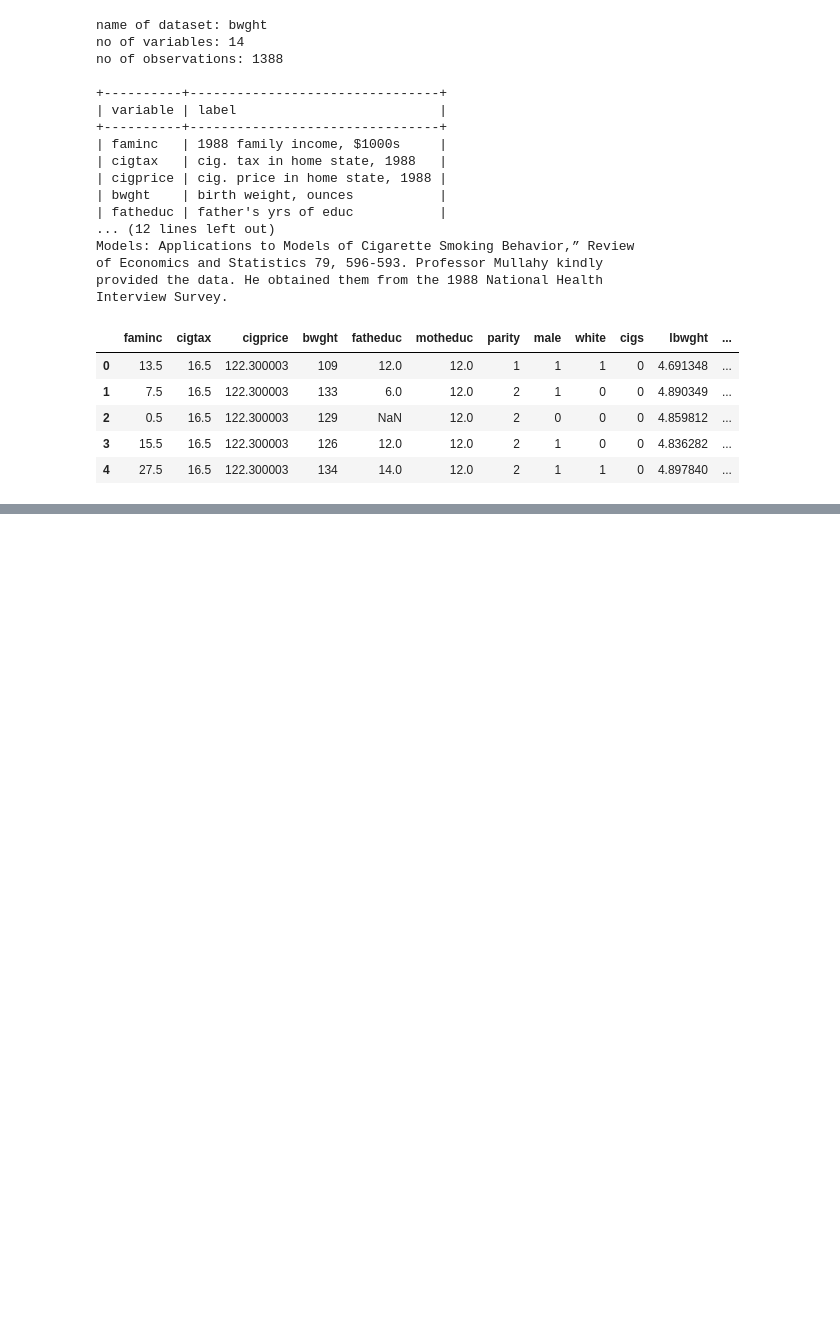
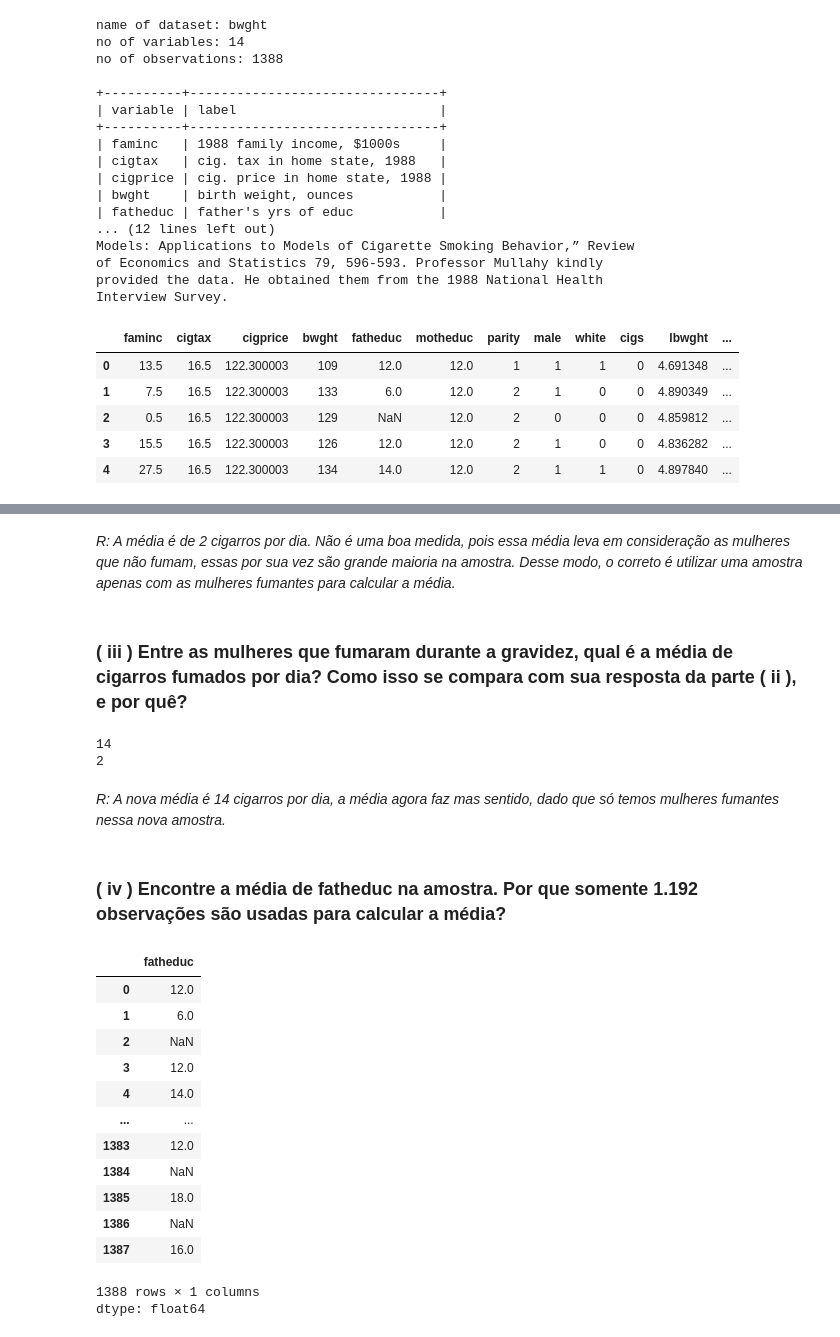
Before and after one commit to JoaoSilvaCorreia/Python, a Jupyter notebook: EconometriaWooldridge.ipynb, the cells around one changed output, grey strips where cells are left out. Drawn from its saved outputs; the diff is of its cells as text; code cells hidden in the pictures; blank space fills up the shorter version.

```diff
--- a/EconometriaWooldridge.ipynb
+++ b/EconometriaWooldridge.ipynb
@@ -114,8 +134,8 @@ print(wage1.female.value_counts()[1], "Mulheres")
 ### **1.2 Use os dados de BWGHT.RAW para responder a esta pergunta.**
 # %%
 wooldridge.data('bwght', description=True) #para mostrar a descrição do dataset
-wage1 = wooldridge.data('bwght') #para carregar o dataset desejado
-wage1.head() #para mostrar as primeiras linhas do dataset
+bwght = wooldridge.data('bwght') #para carregar o dataset desejado
+bwght.head() #para mostrar as primeiras linhas do dataset
 # %% [output]
 name of dataset: bwght
 no of variables: 14
@@ -142,0 +192,32 @@ Interview Survey.
+# %% [markdown]
+*R: A média é de 2 cigarros por dia. Não é uma boa medida, pois essa média leva em consideração as mulheres que não fumam, essas por sua vez são grande maioria na amostra. Desse modo, o correto é utilizar uma amostra apenas com as mulheres fumantes para calcular a média.*
+# %% [markdown]
+### **( iii ) Entre as mulheres que fumaram durante a gravidez, qual é a média de cigarros fumados por dia? Como isso se compara com sua resposta da parte ( ii ), e por quê?**
+# %%
+print(round(bwght[bwght.cigs > 0].cigs.mean())) #média apenas das mulheres que fumam
+print(round(bwght.cigs.mean())) #média geral
+# %% [output]
+14
+2
+# %% [markdown]
+*R: A nova média é 14 cigarros por dia, a média agora faz mas sentido, dado que só temos mulheres fumantes nessa nova amostra.*
+# %% [markdown]
+### **( iv ) Encontre a média de fatheduc na amostra. Por que somente 1.192 observações são usadas para calcular a média?**
+# %%
+#1º passo é verificar o dataset original
+bwght.fatheduc
+# %% [output]
+|  | fatheduc |
+| 0 | 12.0 |
+| 1 | 6.0 |
+| 2 | NaN |
+| 3 | 12.0 |
+| 4 | 14.0 |
+| ... | ... |
+| 1383 | 12.0 |
+| 1384 | NaN |
+| 1385 | 18.0 |
+| 1386 | NaN |
+| 1387 | 16.0 |
+1388 rows × 1 columns
+dtype: float64
```
Also changed, not shown: parts of 13 cells of this notebook.
